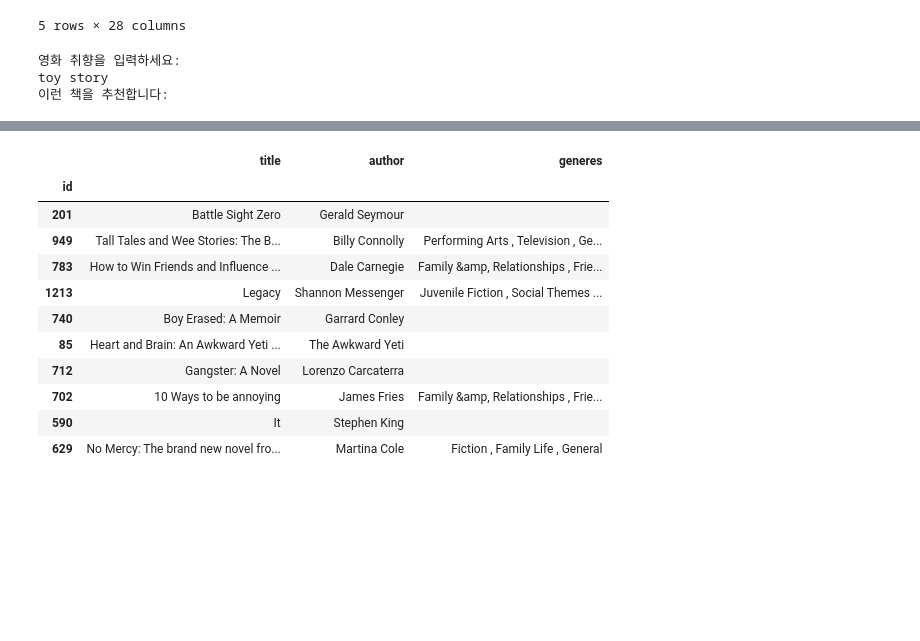
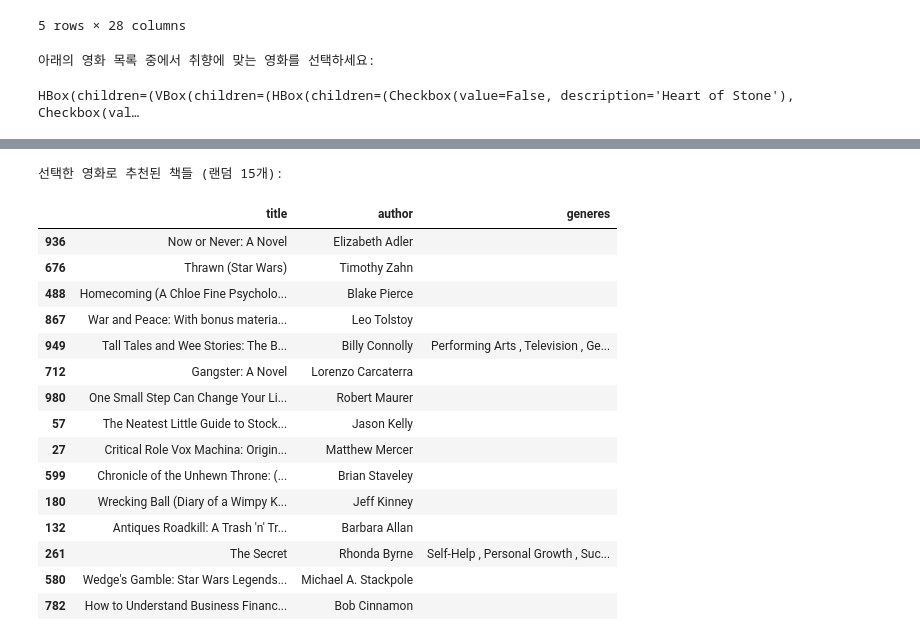
Before and after one commit to HahyunKang/Datamining_Project, a Jupyter notebook: BookRecommenderByMovie.ipynb, the cells around one changed output, grey strips where cells are left out. Drawn from its saved outputs; the diff is of its cells as text; code cells hidden in the pictures; blank space fills up the shorter version.

```diff
--- a/BookRecommenderByMovie.ipynb
+++ b/BookRecommenderByMovie.ipynb
@@ -345,7 +327,39 @@ def get_movie_preference():
+# %%
+import ipywidgets as widgets
+import random
+
+def get_movie_preferences():
+    random_movies = movies['title'].sample(n=21)
+    movie_checkboxes = [widgets.Checkbox(description=movie, value=False) for movie in random_movies.values]
+
+    # 3열로 7줄씩 배치하기 위한 레이아웃 구성
+    rows = [widgets.HBox(movie_checkboxes[i:i+3]) for i in range(0, 21, 3)]
+    columns = [widgets.VBox(rows[i:i+7]) for i in range(0, 21, 7)]
+    selection_box = widgets.HBox(columns)
+
+    print("아래의 영화 목록 중에서 취향에 맞는 영화를 선택하세요:")
+    display(selection_box)
+
+    def on_button_clicked(b):
+        selected_movies = [checkbox.description for checkbox in movie_checkboxes if checkbox.value]
+        if len(selected_movies) == 0:
+            print("영화를 선택하세요.")
+            return
+
+        recommended_books = pd.DataFrame()
+        for movie in selected_movies:
+            recommended_books = pd.concat([recommended_books, book_recommender_by_movie(movie)])
+
+        recommended_books = recommended_books.drop_duplicates(subset='title').sample(n=15, random_state=1)
+        print("\n선택한 영화로 추천된 책들 (랜덤 15개):")
+        print_book_info(recommended_books)
+
+    button = widgets.Button(description="선택한 영화로 책 추천하기")
+    button.on_click(on_button_clicked)
+    display(button)
 # %%
 # 영화 취향 입력 받기
-get_movie_preference()
+get_movie_preferences()
 # %% [output]
-영화 취향을 입력하세요:
-toy story
-이런 책을 추천합니다:
+아래의 영화 목록 중에서 취향에 맞는 영화를 선택하세요:
+HBox(children=(VBox(children=(HBox(children=(Checkbox(value=False, description='Heart of Stone'), Checkbox(val…
@@ -352,12 +367,17 @@ toy story
+선택한 영화로 추천된 책들 (랜덤 15개):
 |  | title | author | generes |
-| id |  |  |  |
-| 201 | Battle Sight Zero | Gerald Seymour |  |
+| 936 | Now or Never: A Novel | Elizabeth Adler |  |
+| 676 | Thrawn (Star Wars) | Timothy Zahn |  |
+| 488 | Homecoming (A Chloe Fine Psycholo... | Blake Pierce |  |
+| 867 | War and Peace: With bonus materia... | Leo Tolstoy |  |
 | 949 | Tall Tales and Wee Stories: The B... | Billy Connolly | Performing Arts , Television , Ge... |
-| 783 | How to Win Friends and Influence ... | Dale Carnegie | Family &amp, Relationships , Frie... |
-| 1213 | Legacy | Shannon Messenger | Juvenile Fiction , Social Themes ... |
-| 740 | Boy Erased: A Memoir | Garrard Conley |  |
-| 85 | Heart and Brain: An Awkward Yeti ... | The Awkward Yeti |  |
 | 712 | Gangster: A Novel | Lorenzo Carcaterra |  |
-| 702 | 10 Ways to be annoying | James Fries | Family &amp, Relationships , Frie... |
-| 590 | It | Stephen King |  |
-| 629 | No Mercy: The brand new novel fro... | Martina Cole | Fiction , Family Life , General |
+| 980 | One Small Step Can Change Your Li... | Robert Maurer |  |
+| 57 | The Neatest Little Guide to Stock... | Jason Kelly |  |
+| 27 | Critical Role Vox Machina: Origin... | Matthew Mercer |  |
+| 599 | Chronicle of the Unhewn Throne: (... | Brian Staveley |  |
+| 180 | Wrecking Ball (Diary of a Wimpy K... | Jeff Kinney |  |
+| 132 | Antiques Roadkill: A Trash 'n' Tr... | Barbara Allan |  |
+| 261 | The Secret | Rhonda Byrne | Self-Help , Personal Growth , Suc... |
+| 580 | Wedge's Gamble: Star Wars Legends... | Michael A. Stackpole |  |
+| 782 | How to Understand Business Financ... | Bob Cinnamon |  |
```
Also changed, not shown: parts of 4 cells of this notebook.
